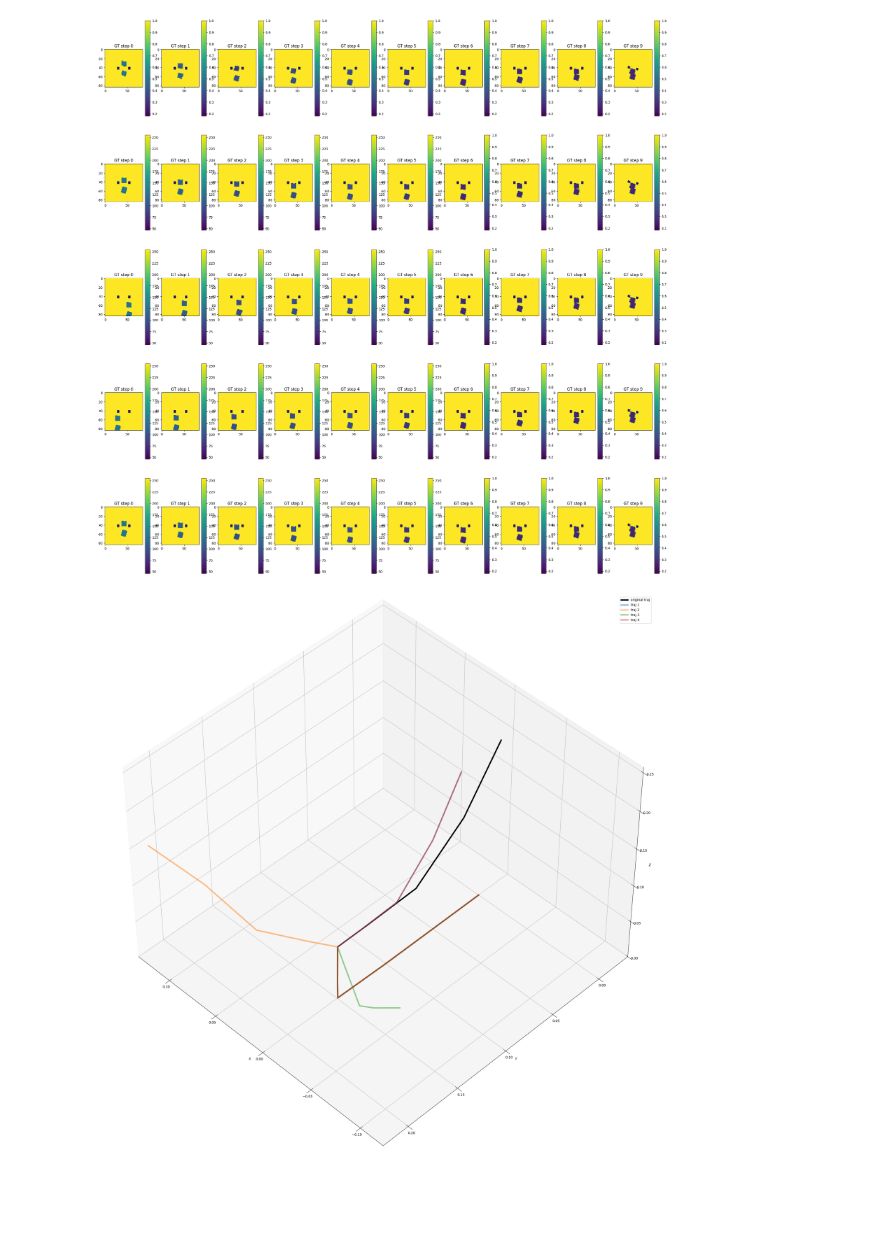
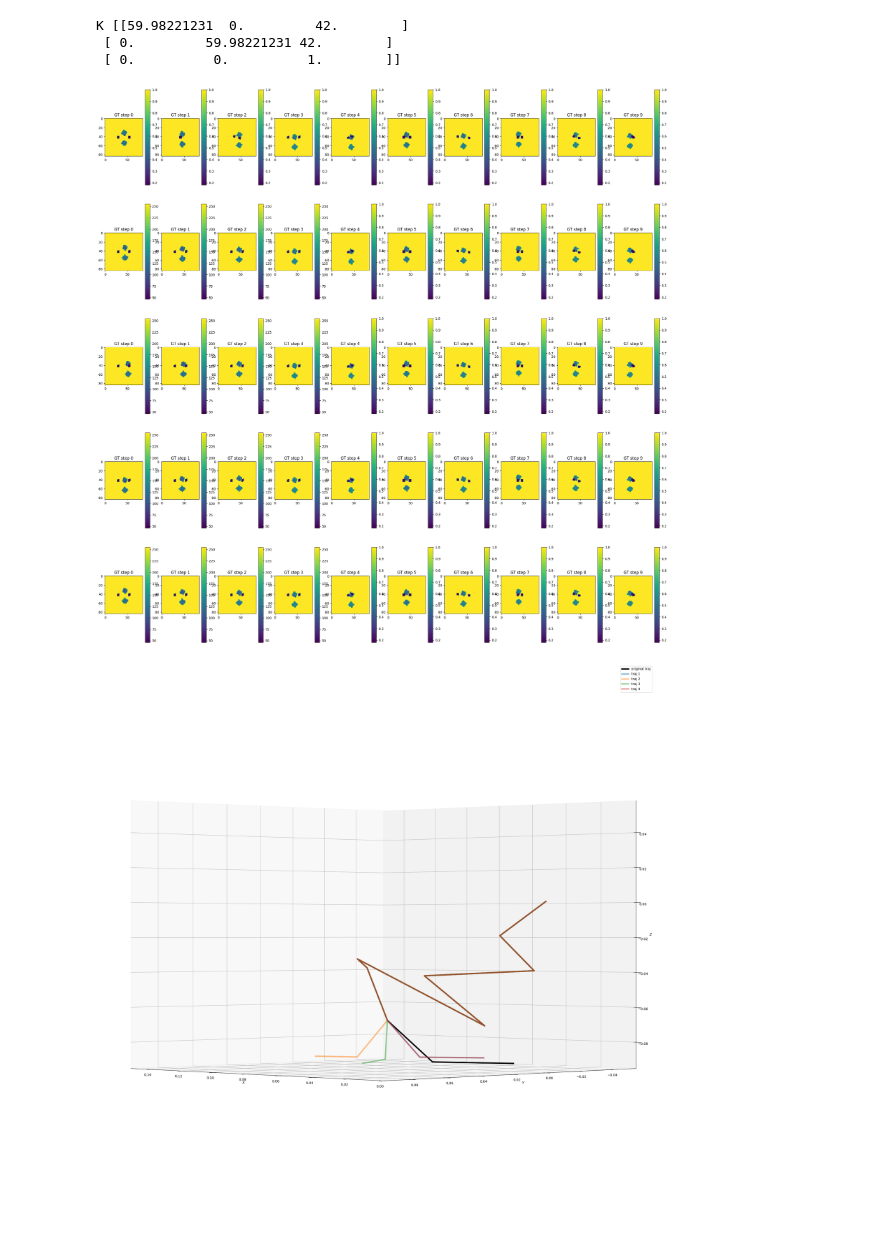
Before and after one commit to linhongbin-ws/rgbd-sym, a Jupyter notebook: example/local_sym4.ipynb, the cells around one changed output. Drawn from its saved outputs; the diff is of its cells as text; code cells hidden in the pictures; blank space fills up the shorter version.

```diff
--- a/example/local_sym4.ipynb
+++ b/example/local_sym4.ipynb
@@ -15,5 +19,5 @@ size = 84
 # %%
-env, env_config = make_env(tags=['block_pull', "no_clutch"], seed=0)
+env, env_config = make_env(tags=['block_pull'], seed=0)
 obs = env.reset()
 proj_matrix = env.get_projection_matrix()
 K = projection_matrix_to_K(proj_matrix, image_size=size)
@@ -46,12 +121,24 @@ K: [[59.98221231  0.         42.        ]
 # %%
+obs = env.reset()
+proj_matrix = env.get_projection_matrix()
+K = projection_matrix_to_K(proj_matrix, image_size=size)
+print("K", K)
+args = get_sym_params('block_pull')
+args['K'] = K
+
+
+
 origin_actions = []
 obss_origin = [obs]
 done = False
-while not done:
-    action = env.pull_movable()
+steps = 9
+cnt = 0
+while not done and cnt!=steps:
+    action = env.action_space.sample()
     origin_actions.append(action)
     obs, reward, done, info = env.step(action)
     obss_origin.append(obs)
+    cnt+=1
 
 
 new_obss, new_actionss = generate_sym2(obss_origin, origin_actions,
@@ -68,33 +155,36 @@ plot_img(imgss)
 
 
 points_mats = []
 trajTs = actions2Ts(
     [-a for a in reversed(origin_actions)],
     action_delta_pos=args["action_delta_pos"],
     action_delta_rot=args["action_delta_rot"],
 )
 points_mats = []
 pc_mat = {}
 pc_mat["mat"] = np.array([[t[0][3], t[1][3], t[2][3]] for t in trajTs])
 pc_mat["linewidth"] = 4
 pc_mat["alpha"] = 1
 pc_mat["label"] = f"original traj"
 pc_mat["color"] = "k"
 points_mats.append(pc_mat)
 
 for i, new_actions in enumerate(new_actionss):
     new_trajTs = actions2Ts(
     [-a for a in reversed(new_actions)],
     action_delta_pos=args["action_delta_pos"],
     action_delta_rot=args["action_delta_rot"],
     )
     pc_mat = {}
     pc_mat["mat"] = np.array([[t[0][3], t[1][3], t[2][3]] for t in new_trajTs])
     pc_mat["linewidth"] = 4
     pc_mat["alpha"] = 0.5
     pc_mat["label"] = f"traj {i+1}"
     points_mats.append(pc_mat)
-plot_traj(points_mats, elev=45, azim=135, roll=0)
+plot_traj(points_mats, elev=0, azim=135, roll=0)
 # %% [output]
+K [[59.98221231  0.         42.        ]
+ [ 0.         59.98221231 42.        ]
+ [ 0.          0.          1.        ]]
-[figure, old version]
+[figure, new version]
-[figure, old version]
+[figure, new version]
```
Also changed, not shown: parts of 4 cells of this notebook, 3 other files.
